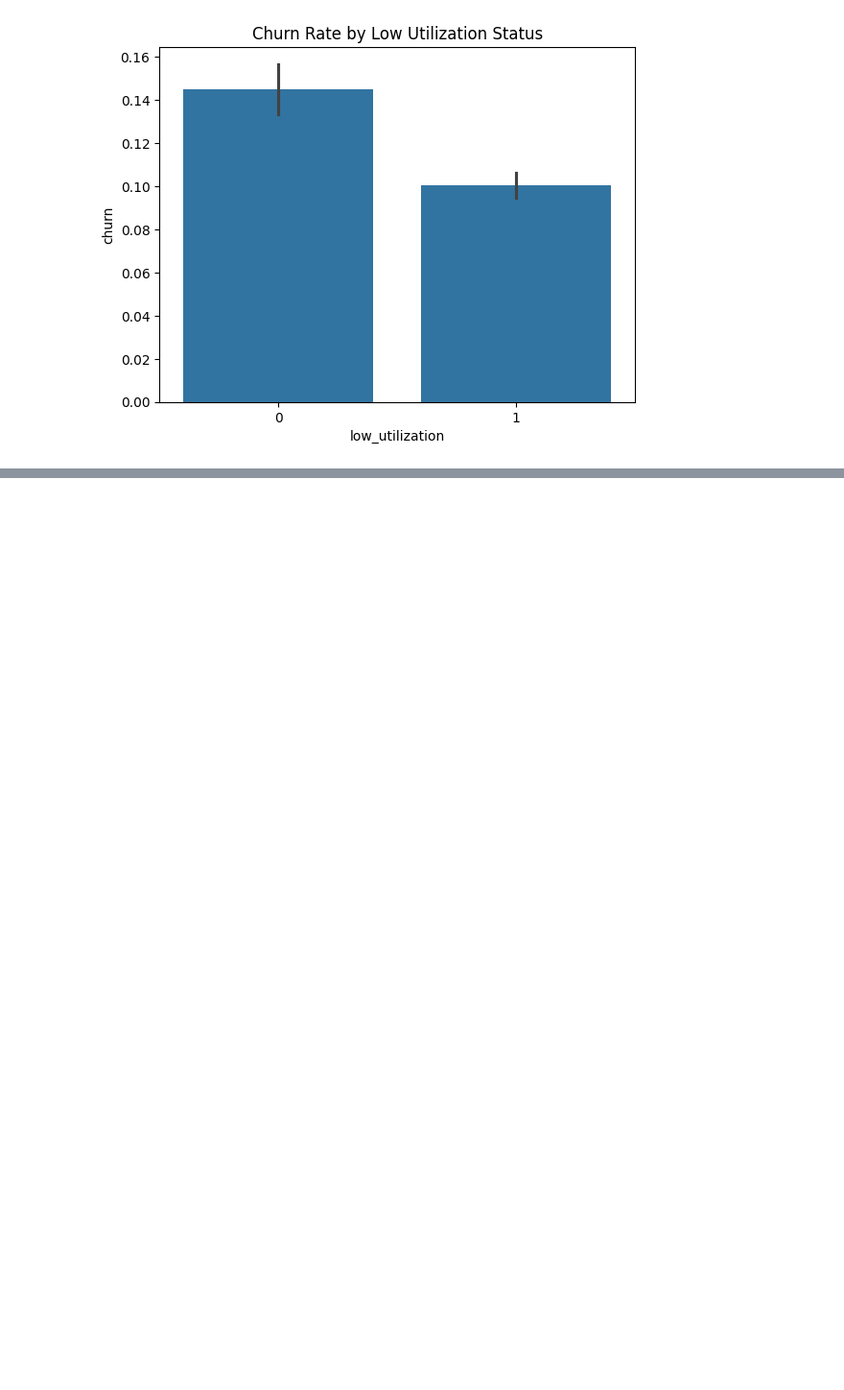
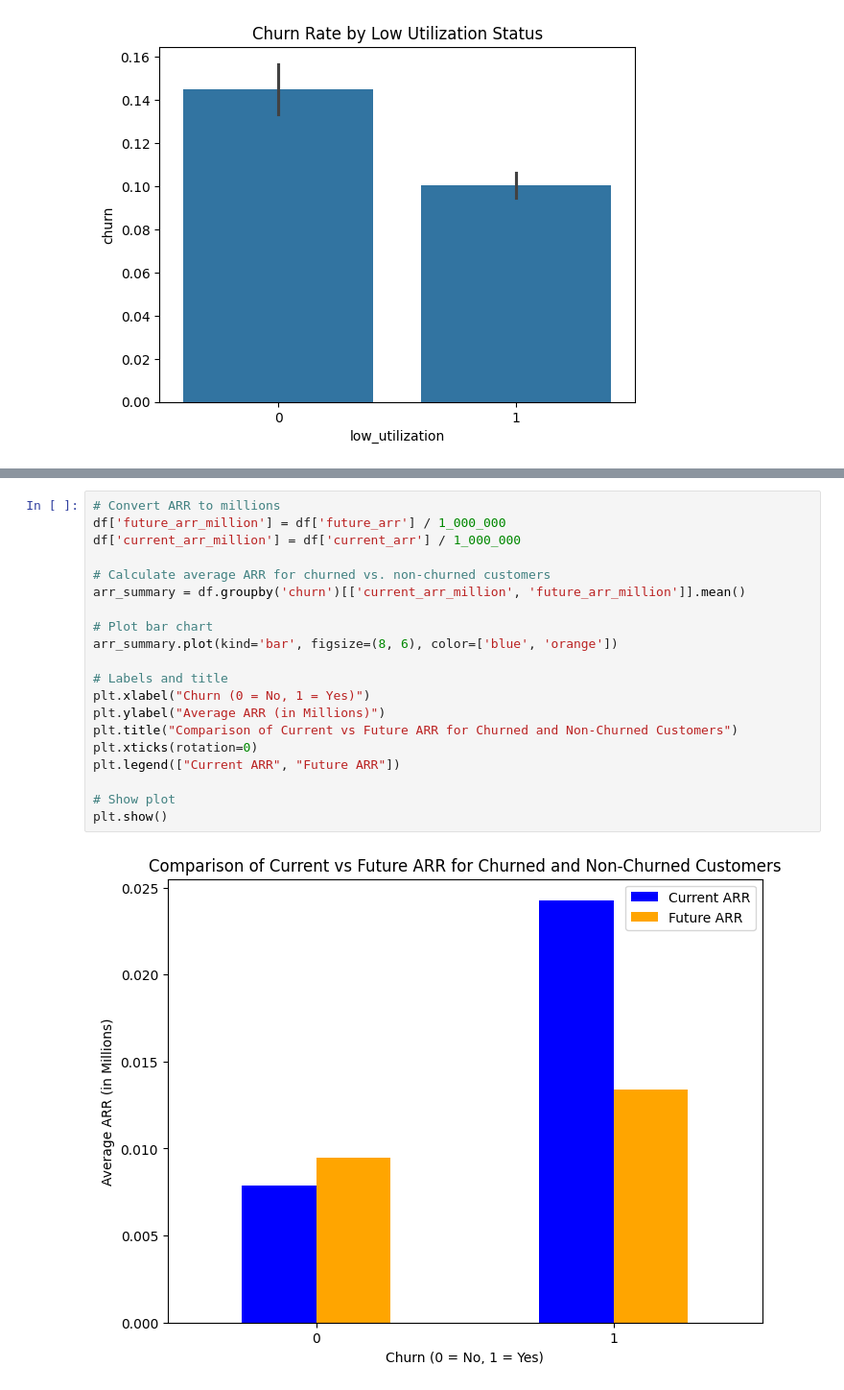
Before and after one commit to Jayasankari19/DS_mini, a Jupyter notebook: target_variable.ipynb, the cells around one changed output, grey strips where cells are left out. Shown: that part at 96% size. Saved outputs shown, nothing was run; the diff lists cells and outputs as text; blank space fills up the shorter version.

```diff
--- a/target_variable.ipynb
+++ b/target_variable.ipynb
@@ -257,0 +128,22 @@ NameError: name 'sm' is not defined
+# %%
+# Convert ARR to millions
+df['future_arr_million'] = df['future_arr'] / 1_000_000
+df['current_arr_million'] = df['current_arr'] / 1_000_000
+
+# Calculate average ARR for churned vs. non-churned customers
+arr_summary = df.groupby('churn')[['current_arr_million', 'future_arr_million']].mean()
+
+# Plot bar chart
+arr_summary.plot(kind='bar', figsize=(8, 6), color=['blue', 'orange'])
+
+# Labels and title
+plt.xlabel("Churn (0 = No, 1 = Yes)")
+plt.ylabel("Average ARR (in Millions)")
+plt.title("Comparison of Current vs Future ARR for Churned and Non-Churned Customers")
+plt.xticks(rotation=0)
+plt.legend(["Current ARR", "Future ARR"])
+
+# Show plot
+plt.show()
+# %% [output]
+[figure, added]
```
Also changed, not shown: parts of 14 cells of this notebook.
